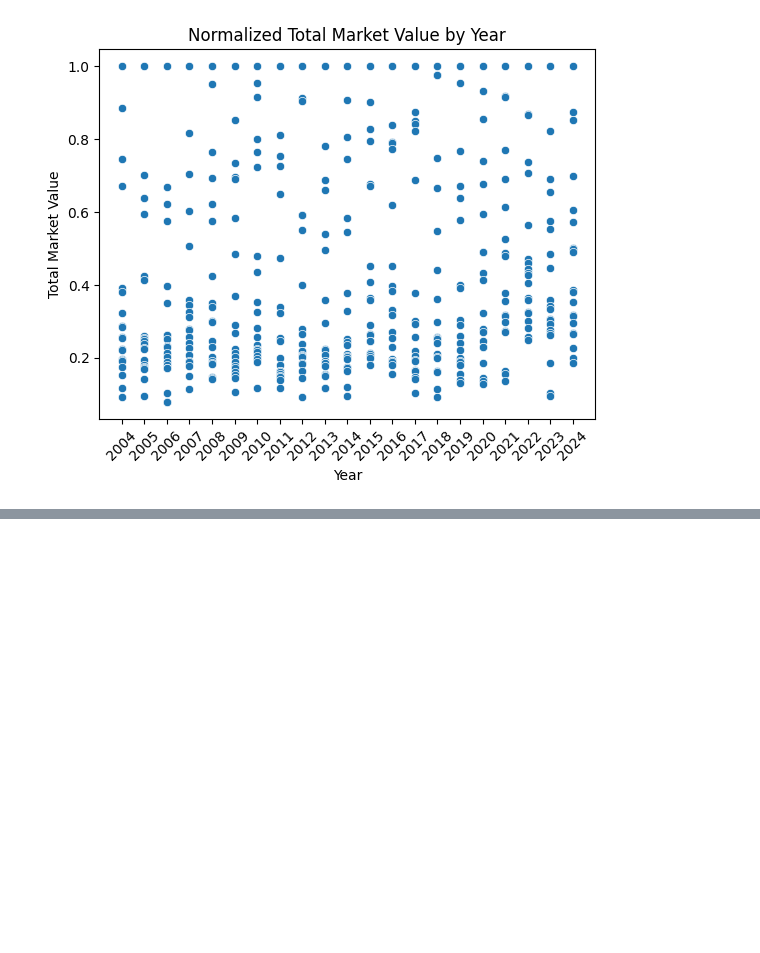
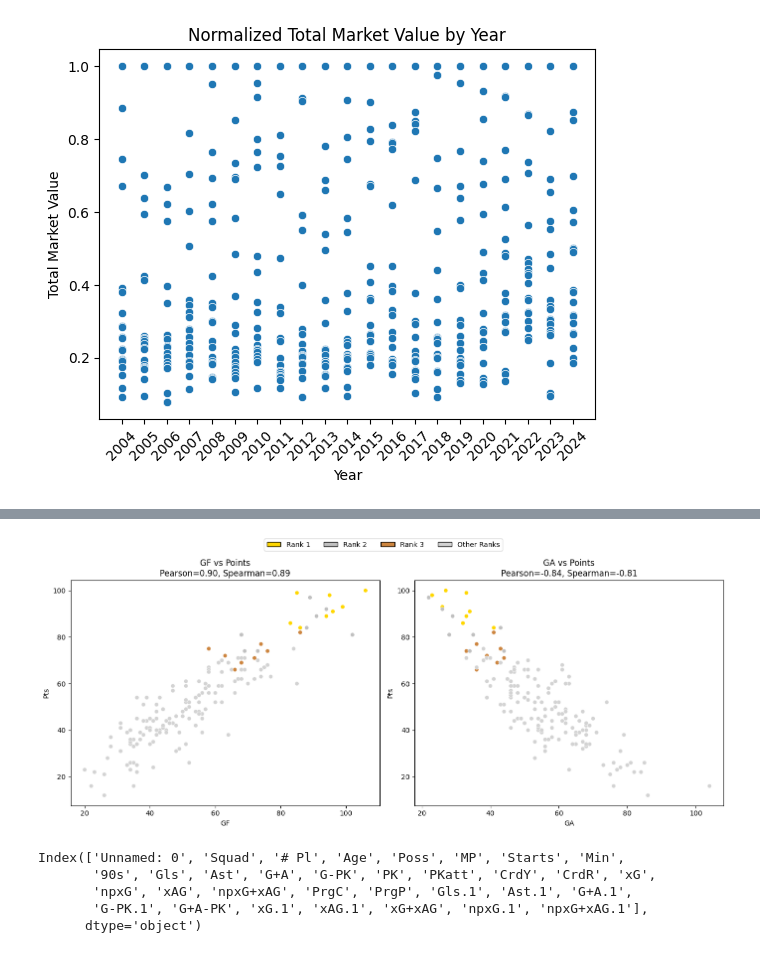
Before and after one commit to apend10/statistics-capstone, a Jupyter notebook: exploratory_data_analysis/eda.ipynb, the cells around one changed output, grey strips where cells are left out. Saved outputs shown, nothing was run; the diff lists cells and outputs as text; code cells hidden in the pictures; blank space fills up the shorter version.

```diff
--- a/exploratory_data_analysis/eda.ipynb
+++ b/exploratory_data_analysis/eda.ipynb
@@ -89,0 +92,4 @@ plt.show()
+# %%
+fbref_squad_stats = pd.read_csv("/Users/apendela10/STAT482/statistics-capstone/results/stats_squads_standard_for_2017-2018_to_2025-2026.csv")
+fbref_league_table = pd.read_csv("/Users/apendela10/STAT482/statistics-capstone/results/league_table_1992-1993_to_2025-2026.csv")
+fbref_league_table = fbref_league_table[fbref_league_table["Year"] >= 2017]
@@ -89,0 +110,67 @@ plt.show()
+# %%
+import matplotlib.pyplot as plt
+import seaborn as sns
+from scipy.stats import pearsonr, spearmanr
+from matplotlib.patches import Patch
+
+# Filter data for 2017–2024
+df = fbref_league_table.copy()
+df_filtered = df[(df["Year"] >= 2017) & (df["Year"] <= 2024)].copy()
+
+# Assign colors based on rank (Rk or Position)
+def rank_color(rank):
+    if rank == 1:
+        return "gold"
+    elif rank == 2:
+        return "silver"
+    elif rank == 3:
+        return "peru"  # bronze
+    else:
+        return "lightgray"
+
+# Determine the rank column
+rank_col = "Rk" if "Rk" in df_filtered.columns else "Position"
+df_filtered["RankColor"] = df_filtered[rank_col].apply(rank_color)
+
+# Compute correlations
+pearson_gf, _ = pearsonr(df_filtered["GF"], df_filtered["Pts"])
+spearman_gf, _ = spearmanr(df_filtered["GF"], df_filtered["Pts"])
+pearson_ga, _ = pearsonr(df_filtered["GA"], df_filtered["Pts"])
+spearman_ga, _ = spearmanr(df_filtered["GA"], df_filtered["Pts"])
+
+# Create side-by-side plots
+fig, axes = plt.subplots(1, 2, figsize=(14, 6))
+
+# GF vs Points
+sns.scatterplot(data=df_filtered, x="GF", y="Pts", hue="RankColor",
+                palette={"gold": "gold", "silver": "silver", "peru": "peru", "lightgray": "lightgray"},
+                ax=axes[0], legend=False)
+axes[0].set_title(f"GF vs Points\nPearson={pearson_gf:.2f}, Spearman={spearman_gf:.2f}")
+
+# GA vs Points
+sns.scatterplot(data=df_filtered, x="GA", y="Pts", hue="RankColor",
+                palette={"gold": "gold", "silver": "silver", "peru": "peru", "lightgray": "lightgray"},
+                ax=axes[1], legend=False)
+axes[1].set_title(f"GA vs Points\nPearson={pearson_ga:.2f}, Spearman={spearman_ga:.2f}")
+
+# Create a custom legend
+legend_elements = [
+    Patch(facecolor='gold', edgecolor='k', label='Rank 1'),
+    Patch(facecolor='silver', edgecolor='k', label='Rank 2'),
+    Patch(facecolor='peru', edgecolor='k', label='Rank 3'),
+    Patch(facecolor='lightgray', edgecolor='k', label='Other Ranks')
+]
+fig.legend(handles=legend_elements, loc='upper center', ncol=4, frameon=True)
+
+plt.tight_layout(rect=[0, 0, 1, 0.95])  # leave space for legend
+plt.show()
+# %% [output]
+[figure, added]
+# %%
+fbref_squad_stats.columns
+# %% [output]
+Index(['Unnamed: 0', 'Squad', '# Pl', 'Age', 'Poss', 'MP', 'Starts', 'Min',
+       '90s', 'Gls', 'Ast', 'G+A', 'G-PK', 'PK', 'PKatt', 'CrdY', 'CrdR', 'xG',
+       'npxG', 'xAG', 'npxG+xAG', 'PrgC', 'PrgP', 'Gls.1', 'Ast.1', 'G+A.1',
+       'G-PK.1', 'G+A-PK', 'xG.1', 'xAG.1', 'xG+xAG', 'npxG.1', 'npxG+xAG.1'],
+      dtype='object')
```
Also changed, not shown: parts of 3 cells of this notebook, 2 other files.
